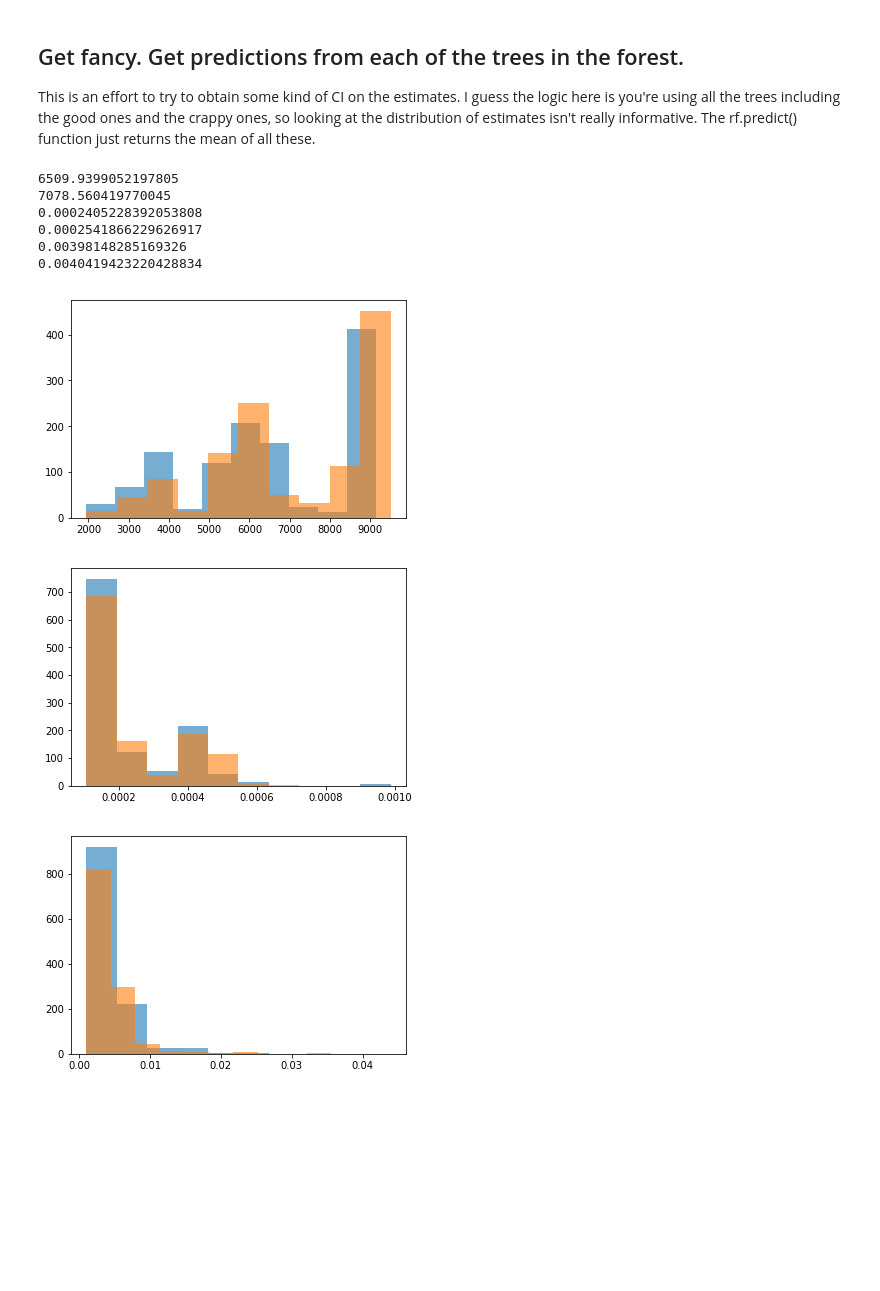
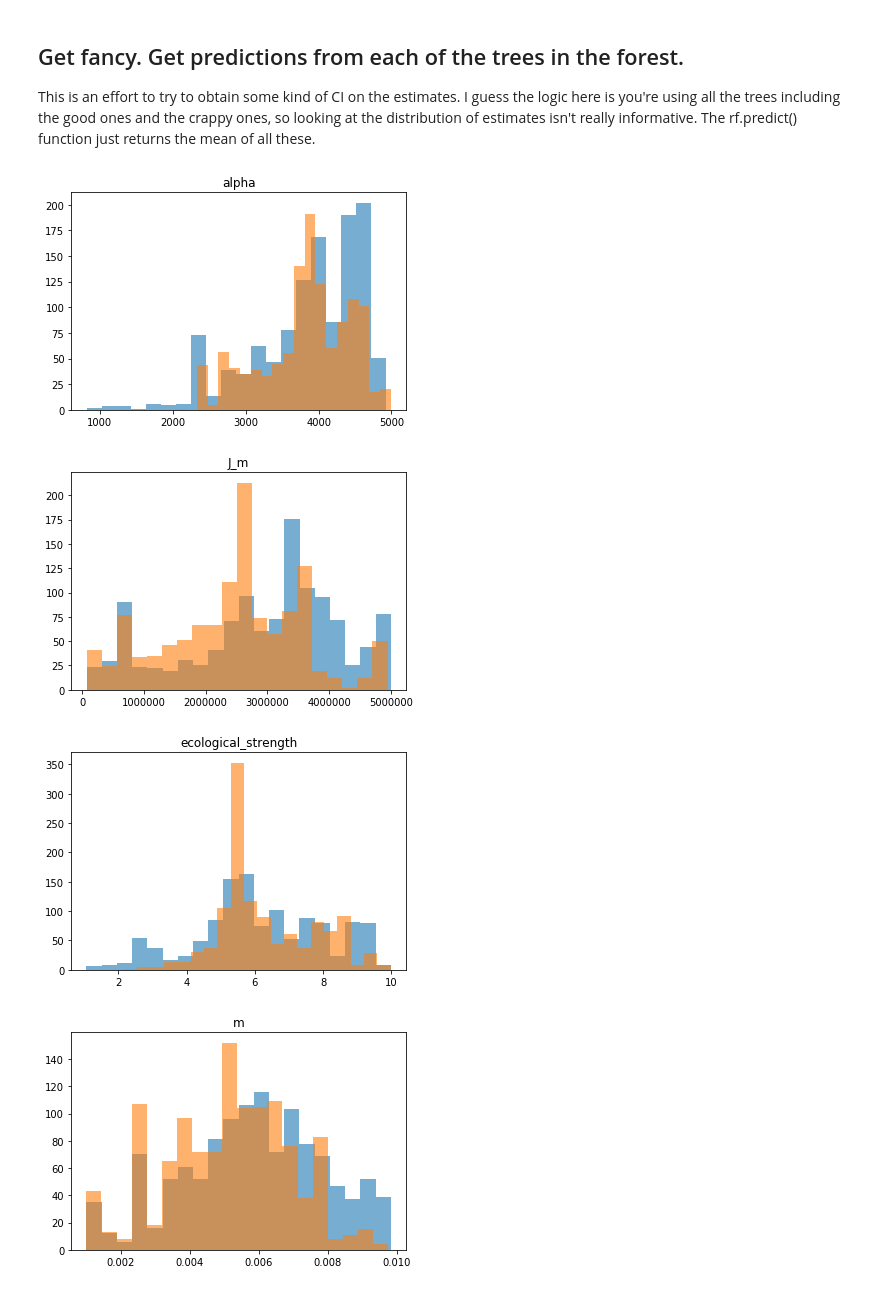
Before and after one commit to messDiv/MESS, a Jupyter notebook: jupyter-notebooks/ml/RF-Weevil-testing.ipynb, the cells around one changed output. Saved outputs shown, nothing was run; the diff lists cells and outputs as text; code cells hidden in the pictures; blank space fills up the shorter version.

```diff
--- a/jupyter-notebooks/ml/RF-Weevil-testing.ipynb
+++ b/jupyter-notebooks/ml/RF-Weevil-testing.ipynb
@@ -40,7 +71,7 @@ The autoreload extension is already loaded. To reload it, use:
 # %% [markdown]
 ## Load weevil data for mauritius and reunion and get summary stats
 # %%
-m_df = pd.read_csv("/home/isaac/SGD_empirical/empirical_weevils/mauritius.dat", header=0)
+m_df = pd.read_csv("/home/isaac/SGD_empirical/empirical_weevils/mauritius.dat", header=0, index_col=0)
 r_df = pd.read_csv("/home/isaac/SGD_empirical/empirical_weevils/reunion.dat", header=0)
 print(len(m_df), len(r_df))
 print(np.sum(m_df["abundance"]))
@@ -84,0 +130,22 @@ Xtrain[:2]
+# %%
+def feature_selection(X, y, verbose=False):
+    tmpX = X.values
+    tmpy = y.values
+    #rf = RandomForestRegressor(*{'warm_start': False, 'oob_score': False, 'n_jobs': -1, 'min_impurity_decrease': 0.0, 'verbose': 0, 'max_leaf_nodes': None, 'bootstrap': False, 'min_samples_leaf': 4, 'n_estimators': 600, 'min_samples_split': 2, 'min_weight_fraction_leaf': 0.0, 'criterion': 'mse', 'random_state': None, 'min_impurity_split': None, 'max_features': 'auto', 'max_depth': 60})
+    rf = RandomForestRegressor(n_jobs=-1, n_estimators=600, max_depth=5)
+
+    # define Boruta feature selection method
+    feat_selector = BorutaPy(rf, n_estimators='auto', verbose=0, random_state=1)
+    np.warnings.filterwarnings('ignore')
+    feat_selector.fit(tmpX, tmpy)
+
+    # check ranking of features
+    if verbose: print(feat_selector.ranking_)
+    X_filtered = feat_selector.transform(tmpX)
+    ## Use feat_selector.support_weak_ to include more variables
+    X_filtered = pd.DataFrame(X_filtered, columns = X.columns[feat_selector.support_])
+    return X_filtered
+
+for target in ["_lambda"]:#targets:
+    X_filtered = feature_selection(X, y[target])
+    print(target, X_filtered.columns)
@@ -84,0 +154,5 @@ Xtrain[:2]
+# %%
+## Split the data
+print(X.shape, X_filtered.shape, y.shape)
+Xtrain, Xtest, ytrain, ytest = train_test_split(X_filtered, y)
+Xtrain[:2]
@@ -137,9 +204,12 @@ array([[6.50993991e+03, 2.40522839e-04, 3.98148285e-03]])
 # %% [markdown]
 ## Use the trained model to predict the params for the real data
 # %%
-print(model.feature_importances_)
+m_ss = m_ss[X_filtered.columns]
+r_ss = r_ss[X_filtered.columns]
+
+display(pd.DataFrame(model.feature_importances_, index=X_filtered.columns).T)
 m_ypred = model.predict(m_ss)
 r_ypred = model.predict(r_ss)
-display(m_ypred)
-display(r_ypred)
+display(pd.DataFrame(m_ypred, columns=targets))
+display(pd.DataFrame(r_ypred, columns=targets))
 # %% [output]
@@ -157,19 +221,15 @@ This is an effort to try to obtain some kind of CI on the estimates. I guess the
 m_predictions = np.array([x.predict(m_ss)[0] for x in model.estimators_])
 r_predictions = np.array([x.predict(r_ss)[0] for x in model.estimators_])
 # %%
-for i in range(3):
+for i, t in enumerate(targets):
     fig, ax = plt.subplots()
     #print(np.mean(m_predictions[:, i]))
-    _, _, _ = ax.hist(m_predictions[:, i], alpha=0.6)
+    _, _, _ = ax.hist(m_predictions[:, i], alpha=0.6, bins=20)
     #print(np.mean(r_predictions[:, i]))
-    _, _, _ = ax.hist(r_predictions[:, i], alpha=0.6)
+    _, _, _ = ax.hist(r_predictions[:, i], alpha=0.6, bins=20)
+    ax.set_title(t)
 # %% [output]
-6509.9399052197805
-7078.560419770045
-0.0002405228392053808
-0.0002541866229626917
-0.00398148285169326
-0.0040419423220428834
-[figure, old version]
+[figure, new version]
-[figure, old version]
+[figure, new version]
-[figure, old version]
+[figure, new version]
+[figure, added]
```
Also changed, not shown: parts of 12 cells of this notebook, 5 other files.
